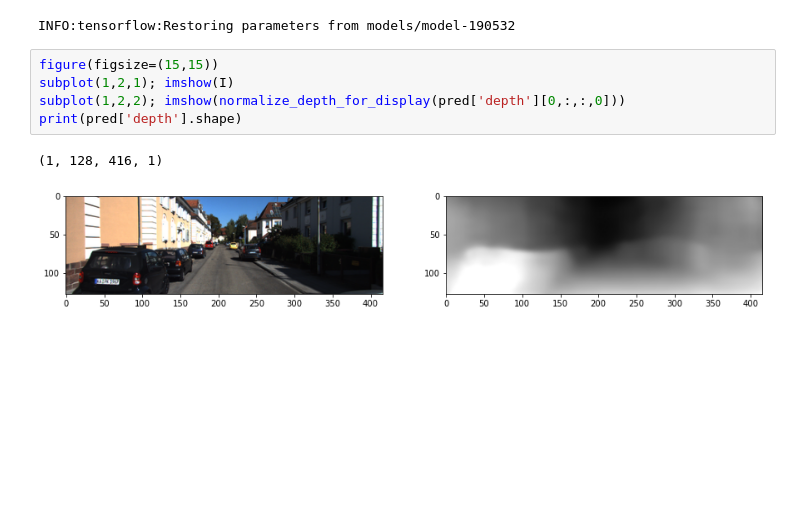
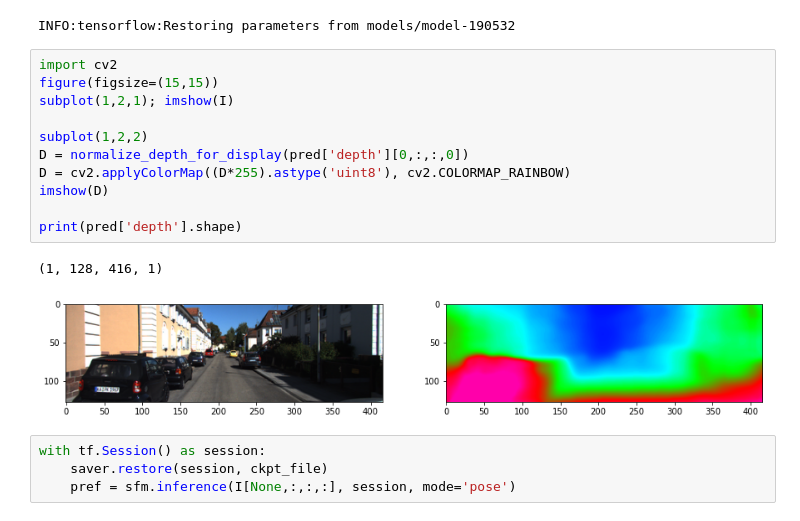
Before and after one commit to labrat97/SfMLearner-Docker, a Jupyter notebook: demo.ipynb, the cells around one changed output. Drawn from its saved outputs; the diff is of its cells as text; blank space fills up the shorter version.

```diff
--- a/demo.ipynb
+++ b/demo.ipynb
@@ -39,10 +38,20 @@ with tf.Session() as sess:
 # %% [output]
 INFO:tensorflow:Restoring parameters from models/model-190532
 # %%
+import cv2
 figure(figsize=(15,15))
 subplot(1,2,1); imshow(I)
-subplot(1,2,2); imshow(normalize_depth_for_display(pred['depth'][0,:,:,0]))
+
+subplot(1,2,2)
+D = normalize_depth_for_display(pred['depth'][0,:,:,0])
+D = cv2.applyColorMap((D*255).astype('uint8'), cv2.COLORMAP_RAINBOW)
+imshow(D)
+
 print(pred['depth'].shape)
 # %% [output]
 (1, 128, 416, 1)
-[figure, old version]
+[figure, new version]
+# %%
+with tf.Session() as session:
+    saver.restore(session, ckpt_file)
+    pref = sfm.inference(I[None,:,:,:], session, mode='pose')
```
Also changed, not shown: parts of 1 cell of this notebook, 2 other files.
